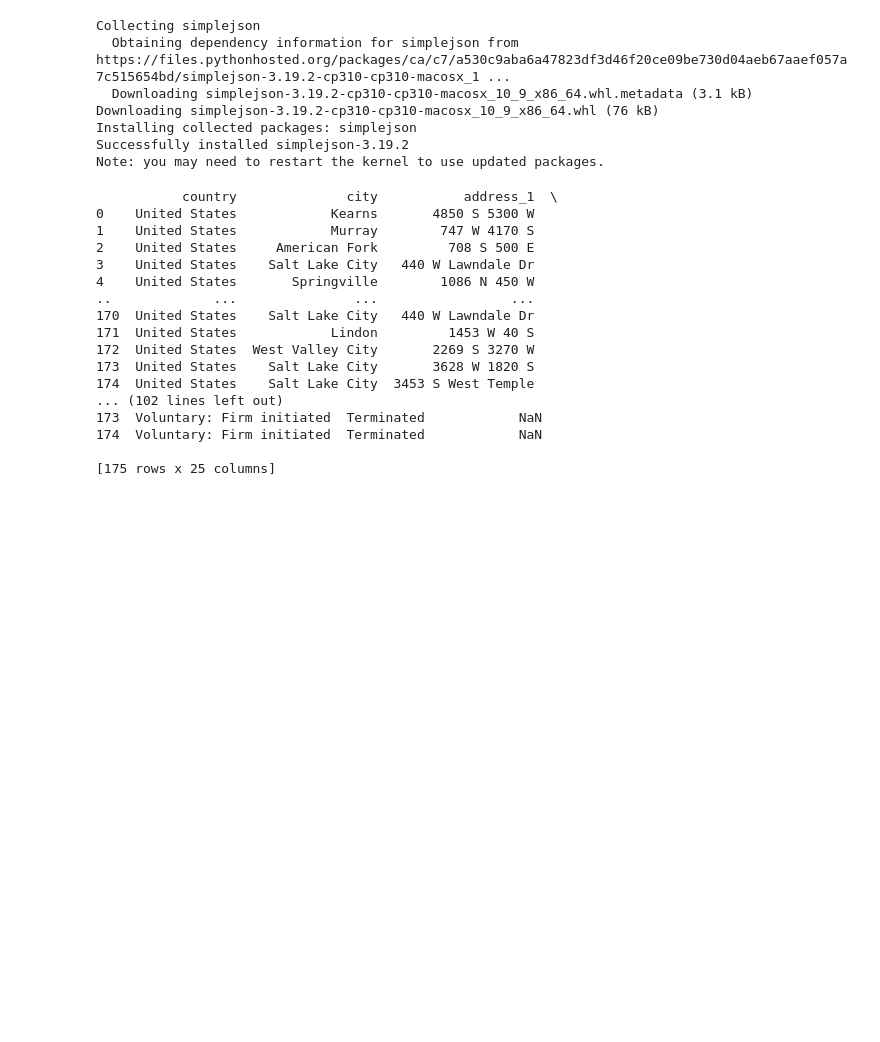
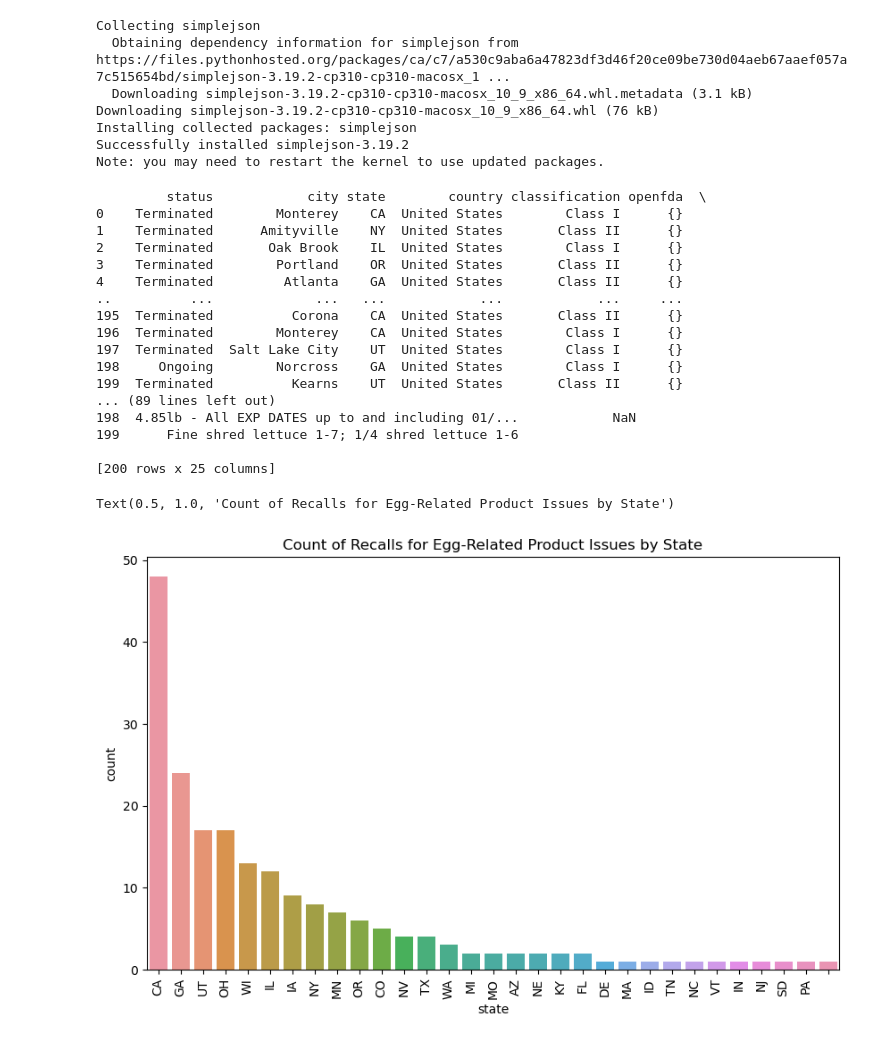
Before and after one commit to huntercroxall/s386Fall2023-project, a Jupyter notebook: Data_EDA_1.ipynb, the cells around one changed output. Cells and saved outputs as stored; diff of their text form; code cells hidden in the pictures; blank space fills up the shorter version.

```diff
--- a/Data_EDA_1.ipynb
+++ b/Data_EDA_1.ipynb
@@ -23,7 +25,7 @@ endpoint = "https://api.fda.gov/food/enforcement.json"
 
 # Set your query parameters
 params = {
-    'search': 'state:UT',
+    'search':'reason_for_recall:"egg"',
     'limit': 200  # Adjust the limit based on your needs
 }
 
@@ -47,20 +49,29 @@ df = pd.DataFrame(results)
 # %%
 print(df)
 # %% [output]
-           country              city           address_1  \
-0    United States            Kearns       4850 S 5300 W
-1    United States            Murray        747 W 4170 S
-2    United States     American Fork         708 S 500 E
-3    United States    Salt Lake City   440 W Lawndale Dr
-4    United States       Springville        1086 N 450 W
-..             ...               ...                 ...
-170  United States    Salt Lake City   440 W Lawndale Dr
-171  United States            Lindon         1453 W 40 S
-172  United States  West Valley City       2269 S 3270 W
-173  United States    Salt Lake City       3628 W 1820 S
-174  United States    Salt Lake City  3453 S West Temple
-... (102 lines left out)
-173  Voluntary: Firm initiated  Terminated            NaN
-174  Voluntary: Firm initiated  Terminated            NaN
+         status            city state        country classification openfda  \
+0    Terminated        Monterey    CA  United States        Class I      {}
+1    Terminated      Amityville    NY  United States       Class II      {}
+2    Terminated       Oak Brook    IL  United States        Class I      {}
+3    Terminated        Portland    OR  United States       Class II      {}
+4    Terminated         Atlanta    GA  United States       Class II      {}
+..          ...             ...   ...            ...            ...     ...
+195  Terminated          Corona    CA  United States       Class II      {}
+196  Terminated        Monterey    CA  United States        Class I      {}
+197  Terminated  Salt Lake City    UT  United States        Class I      {}
+198     Ongoing        Norcross    GA  United States        Class I      {}
+199  Terminated          Kearns    UT  United States       Class II      {}
+... (89 lines left out)
+198  4.85lb - All EXP DATES up to and including 01/...            NaN
+199      Fine shred lettuce 1-7; 1/4 shred lettuce 1-6
 
-[175 rows x 25 columns]
+[200 rows x 25 columns]
+# %%
+category_order = df['state'].value_counts().index
+plt.figure(figsize=(10, 6))
+sns.countplot(df, x="state", order = category_order)
+plt.xticks(rotation=90)
+plt.title("Count of Recalls for Egg-Related Product Issues by State")
+# %% [output]
+Text(0.5, 1.0, 'Count of Recalls for Egg-Related Product Issues by State')
+[figure, added]
```
Also changed, not shown: parts of 2 cells of this notebook, 1 other file.
